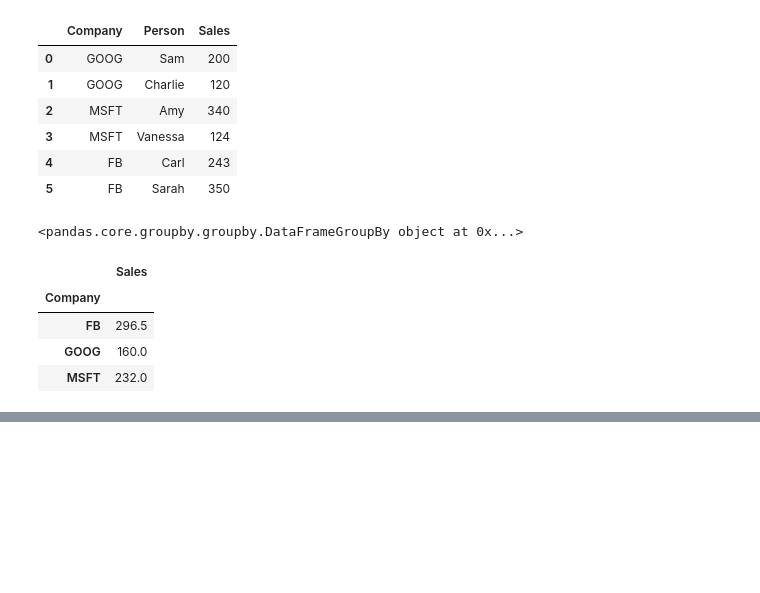
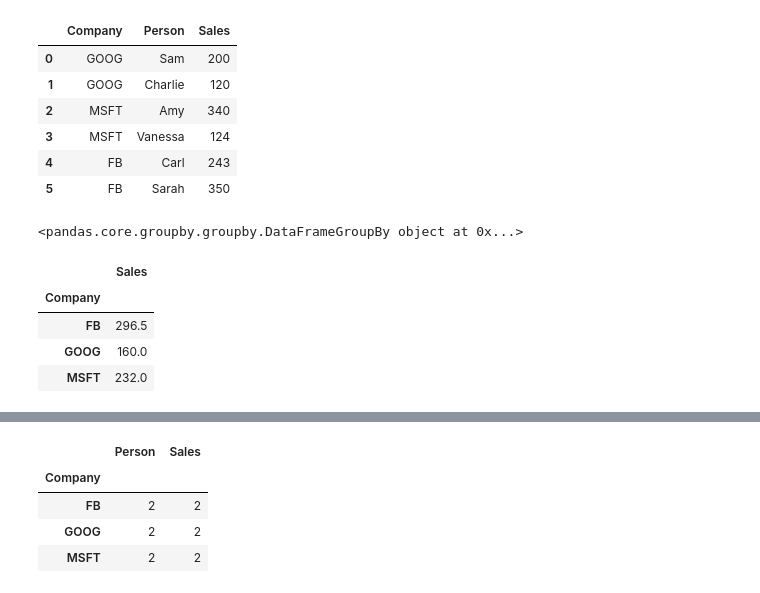
Before and after one commit to AnmolTomer/ml_bootcamp_udemy, a Jupyter notebook: 06. Python for Data Analysis - Pandas/6.5 groupby.ipynb, the cells around one changed output, grey strips where cells are left out. Drawn from its saved outputs; the diff is of its cells as text; code cells hidden in the pictures; blank space fills up the shorter version.

```diff
--- a/06. Python for Data Analysis - Pandas/6.5 groupby.ipynb
+++ b/06. Python for Data Analysis - Pandas/6.5 groupby.ipynb
@@ -69,0 +102,8 @@ byComp.mean() # Looks at column and gives us average sales by the company.
+# %%
+df.groupby('Company').count()
+# %% [output]
+|  | Person | Sales |
+| Company |  |  |
+| FB | 2 | 2 |
+| GOOG | 2 | 2 |
+| MSFT | 2 | 2 |
```
Also changed, not shown: parts of 12 cells of this notebook.
